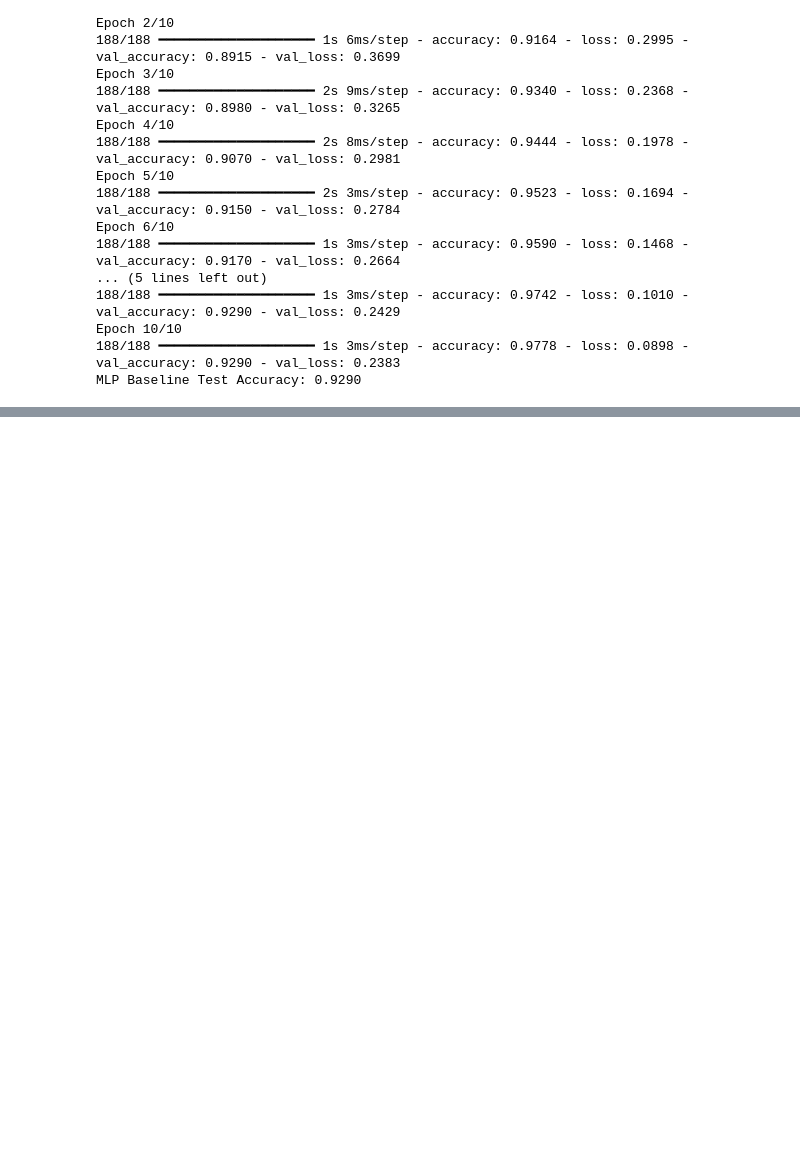
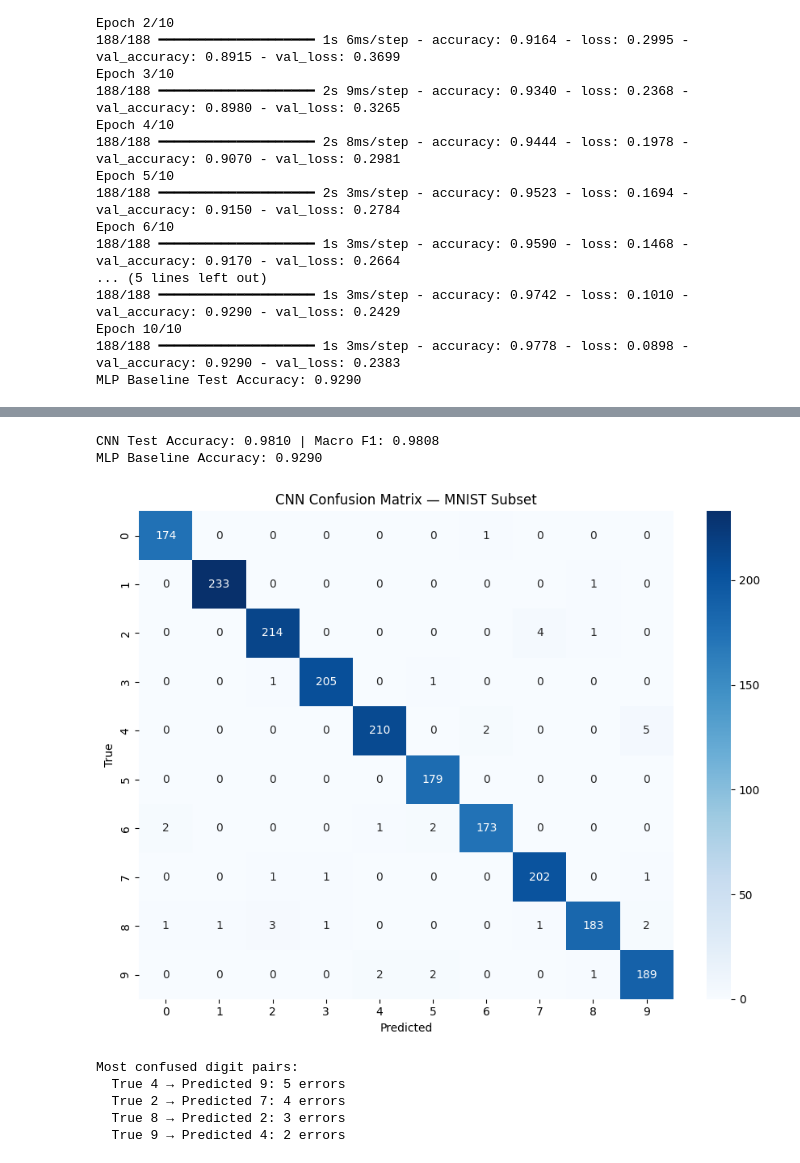
Before and after one commit to Ishmal-fa/cardioai-heart-disease-ml-pipeline, a Jupyter notebook: heart_disease_ml_pipeline.ipynb, the cells around one changed output, grey strips where cells are left out. Saved outputs shown, nothing was run; the diff lists cells and outputs as text; code cells hidden in the pictures; blank space fills up the shorter version.

```diff
--- a/heart_disease_ml_pipeline.ipynb
+++ b/heart_disease_ml_pipeline.ipynb
@@ -1045,0 +1144,33 @@ MLP Baseline Test Accuracy: 0.9290
+# %%
+_, cnn_acc = cnn.evaluate(X_cnn_test, y_cat_test, verbose=0)
+y_pred_cnn = np.argmax(cnn.predict(X_cnn_test, verbose=0), axis=1)
+cnn_f1 = f1_score(y_mnist_test, y_pred_cnn, average='macro')
+
+print(f'CNN Test Accuracy: {cnn_acc:.4f} | Macro F1: {cnn_f1:.4f}')
+print(f'MLP Baseline Accuracy: {mlp_base_acc:.4f}')
+
+# Confusion matrix heatmap
+cm_cnn = confusion_matrix(y_mnist_test, y_pred_cnn)
+fig, ax = plt.subplots(figsize=(9, 7))
+sns.heatmap(cm_cnn, annot=True, fmt='d', cmap='Blues', ax=ax,
+            xticklabels=range(10), yticklabels=range(10))
+ax.set_xlabel('Predicted'); ax.set_ylabel('True')
+ax.set_title('CNN Confusion Matrix — MNIST Subset')
+plt.tight_layout(); plt.show()
+
+# Most confused pairs
+cm_no_diag = cm_cnn.copy()
+np.fill_diagonal(cm_no_diag, 0)
+confused = np.unravel_index(np.argsort(cm_no_diag.ravel())[::-1][:4], cm_no_diag.shape)
+print('Most confused digit pairs:')
+for t, p in zip(confused[0], confused[1]):
+    print(f'  True {t} → Predicted {p}: {cm_no_diag[t,p]} errors')
+# %% [output]
+CNN Test Accuracy: 0.9810 | Macro F1: 0.9808
+MLP Baseline Accuracy: 0.9290
+[figure, added]
+Most confused digit pairs:
+  True 4 → Predicted 9: 5 errors
+  True 2 → Predicted 7: 4 errors
+  True 8 → Predicted 2: 3 errors
+  True 9 → Predicted 4: 2 errors
```
Also changed, not shown: parts of 4 cells of this notebook.
